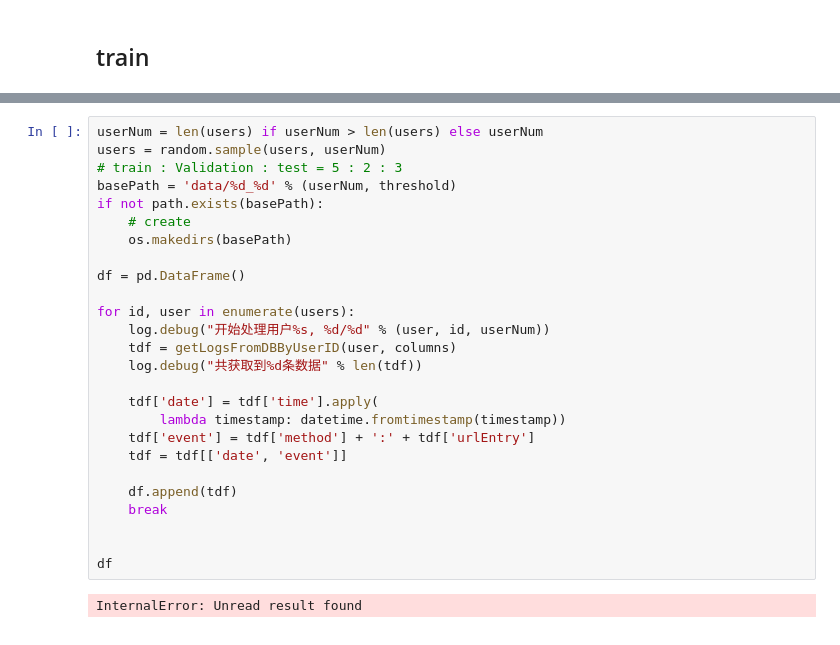
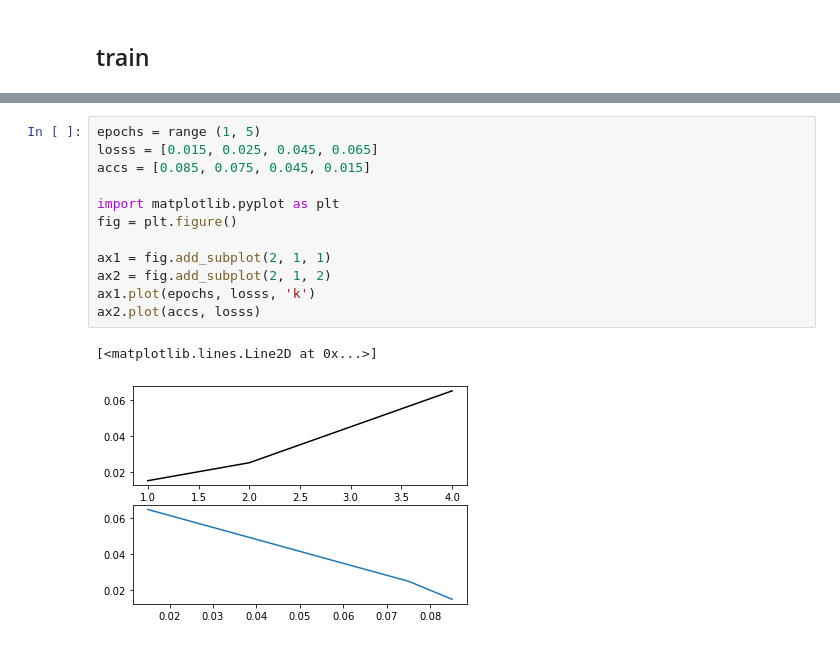
Before and after one commit to chasezcz/LogAnomalyIdentify, a Jupyter notebook: src/data_prepare.ipynb, the cells around one changed output, grey strips where cells are left out. Drawn from its saved outputs; the diff is of its cells as text.

```diff
--- a/src/data_prepare.ipynb
+++ b/src/data_prepare.ipynb
@@ -462,28 +231,15 @@ def getEventMap():
-# %%
-userNum = len(users) if userNum > len(users) else userNum
-users = random.sample(users, userNum)
-# train : Validation : test = 5 : 2 : 3
-basePath = 'data/%d_%d' % (userNum, threshold)
-if not path.exists(basePath):
-    # create
-    os.makedirs(basePath)
-
-df = pd.DataFrame()
-
-for id, user in enumerate(users):
-    log.debug("开始处理用户%s, %d/%d" % (user, id, userNum))
-    tdf = getLogsFromDBByUserID(user, columns)
-    log.debug("共获取到%d条数据" % len(tdf))
-
-    tdf['date'] = tdf['time'].apply(
-        lambda timestamp: datetime.fromtimestamp(timestamp))
-    tdf['event'] = tdf['method'] + ':' + tdf['urlEntry']
-    tdf = tdf[['date', 'event']]
-
-    df.append(tdf)
-    break
-
-
-df
-# %% [output]
-InternalError: Unread result found
+# %%
+epochs = range (1, 5)
+losss = [0.015, 0.025, 0.045, 0.065]
+accs = [0.085, 0.075, 0.045, 0.015]
+
+import matplotlib.pyplot as plt
+fig = plt.figure()
+
+ax1 = fig.add_subplot(2, 1, 1)
+ax2 = fig.add_subplot(2, 1, 2)
+ax1.plot(epochs, losss, 'k')
+ax2.plot(accs, losss)
+# %% [output]
+[<matplotlib.lines.Line2D at 0x...>]
+[figure, added]
```
Also changed, not shown: parts of 7 cells of this notebook, 3 other files.
